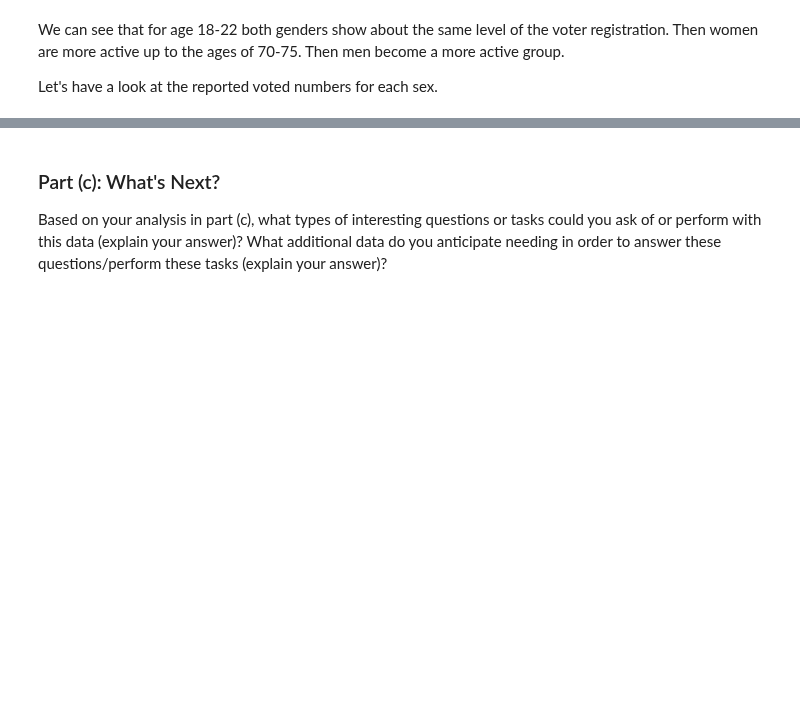
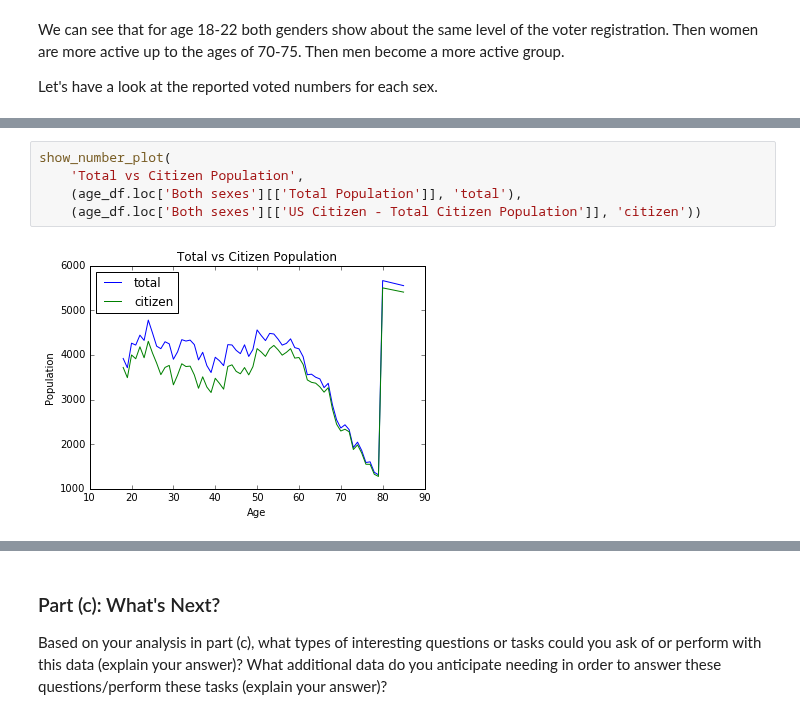
Before and after one commit to colbyZ/test1, a Jupyter notebook: src/main/python/hw1/Zambalayev_Timur_CSCI_E_109a_HW1.ipynb, the cells around one changed output, grey strips where cells are left out. Drawn from its saved outputs; the diff is of its cells as text; blank space fills up the shorter version.

```diff
--- a/src/main/python/hw1/Zambalayev_Timur_CSCI_E_109a_HW1.ipynb
+++ b/src/main/python/hw1/Zambalayev_Timur_CSCI_E_109a_HW1.ipynb
@@ -927,0 +943,7 @@ Here we have similar number of both genders with women being a little bit more a
+# %%
+show_number_plot(
+    'Total vs Citizen Population',
+    (age_df.loc['Both sexes'][['Total Population']], 'total'),
+    (age_df.loc['Both sexes'][['US Citizen - Total Citizen Population']], 'citizen'))
+# %% [output]
+[figure, added]
```
Also changed, not shown: parts of 12 cells of this notebook, 1 other file.
